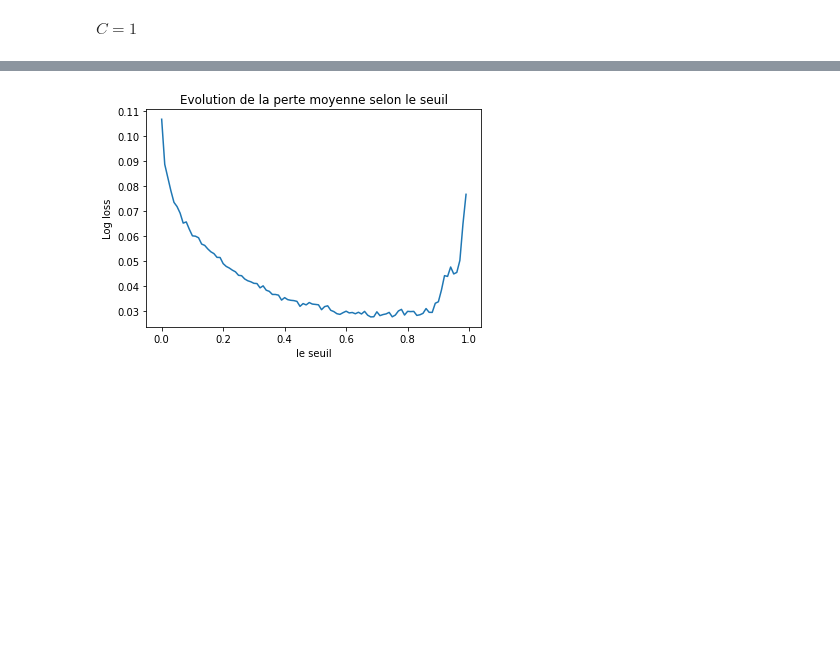
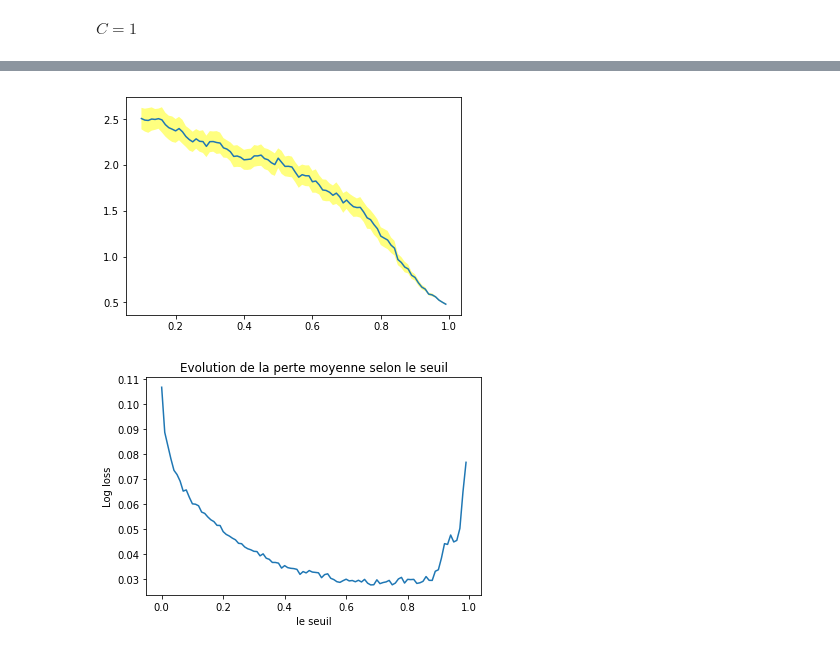
Before and after one commit to MerlinDumeur/PredVir, a Jupyter notebook: Rapport.ipynb, the cells around one changed output, grey strips where cells are left out. Drawn from its saved outputs; the diff is of its cells as text; code cells hidden in the pictures; blank space fills up the shorter version.

```diff
--- a/Rapport.ipynb
+++ b/Rapport.ipynb
@@ -727,0 +728,3 @@ AttributeError: 'Resultat' object has no attribute 'variance'
+# %%
+moy = np.array(m['logloss'])
+std = np.array(s['logloss'])
@@ -727,0 +760,4 @@ AttributeError: 'Resultat' object has no attribute 'variance'
+# %%
+display_evol(x,moy,std=std)
+# %% [output]
+[figure, added]
```
Also changed, not shown: parts of 17 cells of this notebook, 1 other file.
